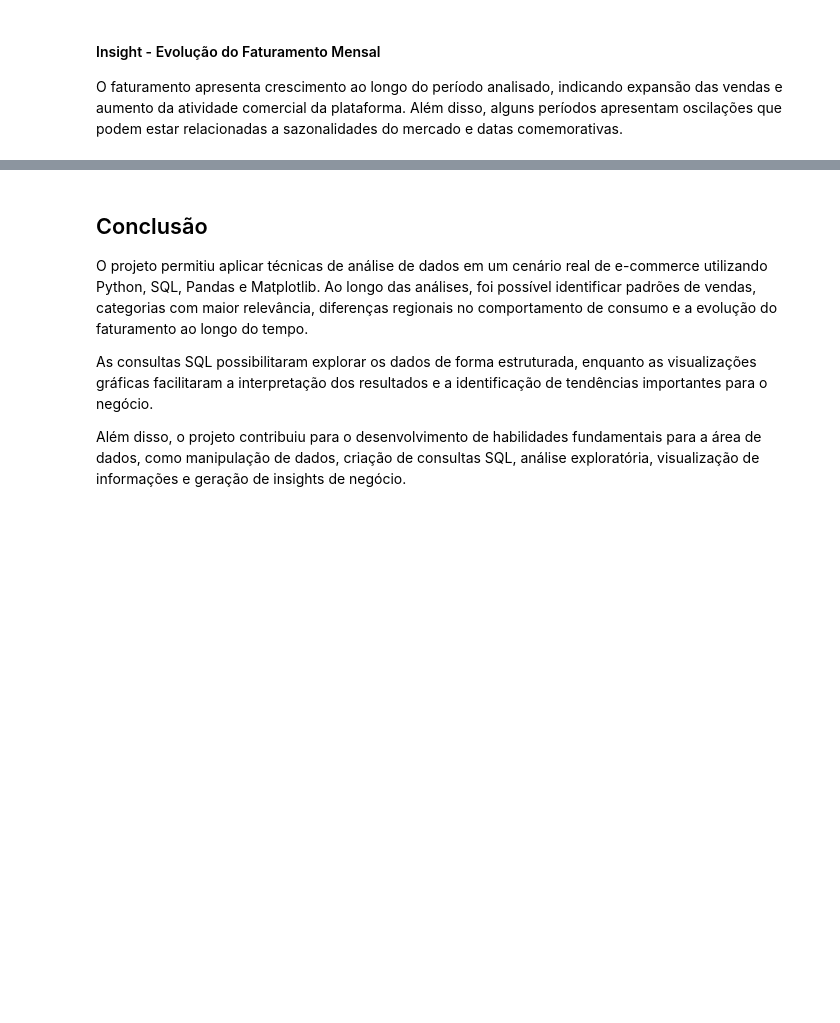
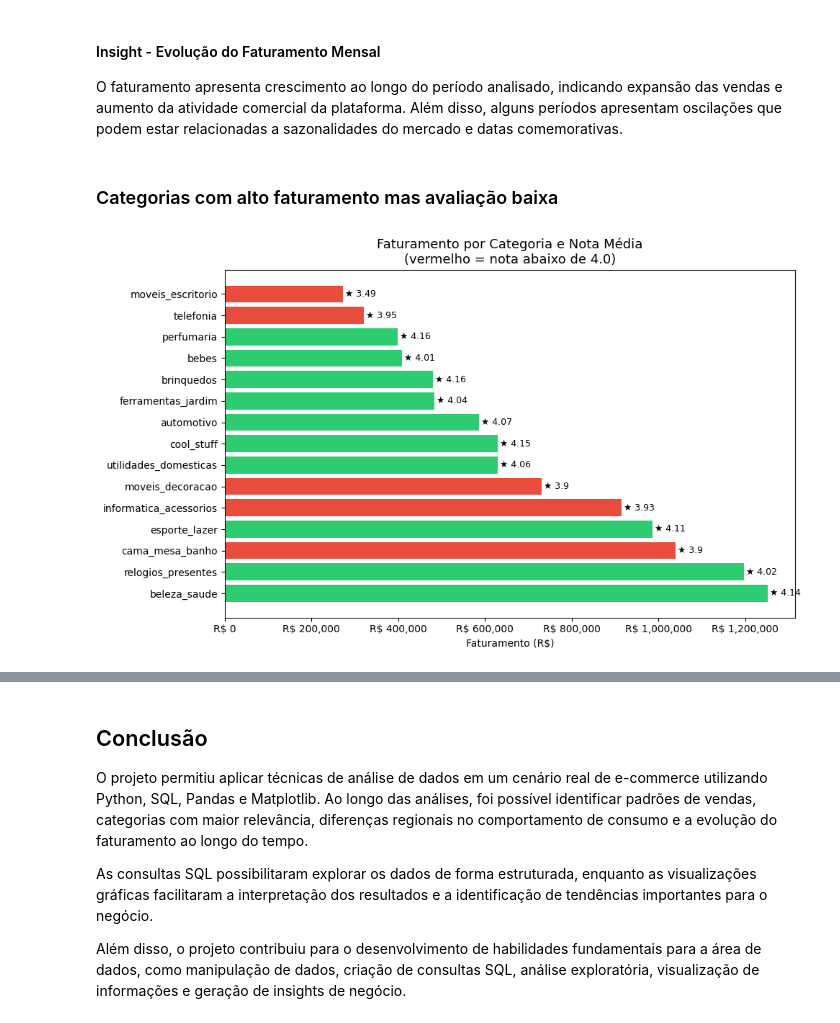
Before and after one commit to EduardoNRigueira/ecommerce-analysis, a Jupyter notebook: notebooks/analysis.ipynb, the cells around one changed output, grey strips where cells are left out. Cells and saved outputs as stored; diff of their text form; code cells hidden in the pictures; blank space fills up the shorter version.

Commit message:
feat: add reviews, time and freight analysis

```diff
--- a/notebooks/analysis.ipynb
+++ b/notebooks/analysis.ipynb
@@ -387,0 +402,26 @@ vendas_mes
+# %%
+query = """
+SELECT
+    p.product_category_name AS categoria,
+    ROUND(SUM(i.price), 2) AS faturamento,
+    ROUND(AVG(r.review_score), 2) AS nota_media,
+    COUNT(*) AS total_vendas
+
+FROM items i
+JOIN products p ON i.product_id = p.product_id
+JOIN orders o ON i.order_id = o.order_id
+JOIN reviews r ON o.order_id = r.order_id
+
+WHERE p.product_category_name IS NOT NULL
+
+GROUP BY p.product_category_name
+
+HAVING total_vendas > 100
+
+ORDER BY faturamento DESC
+
+LIMIT 15
+"""
+
+df_cat_review = pd.read_sql(query, conn)
+df_cat_review
@@ -611,3 +740,24 @@ plt.show()
 #### Insight - Evolução do Faturamento Mensal
 
 O faturamento apresenta crescimento ao longo do período analisado, indicando expansão das vendas e aumento da atividade comercial da plataforma. Além disso, alguns períodos apresentam oscilações que podem estar relacionadas a sazonalidades do mercado e datas comemorativas.
+# %% [markdown]
+### Categorias com alto faturamento mas avaliação baixa
+# %%
+fig, ax = plt.subplots(figsize=(10, 6))
+
+cores = ["#e74c3c" if nota < 4.0 else "#2ecc71" for nota in df_cat_review["nota_media"]]
+
+bars = ax.barh(df_cat_review["categoria"], df_cat_review["faturamento"], color=cores)
+
+ax.set_xlabel("Faturamento (R$)")
+ax.set_title("Faturamento por Categoria e Nota Média\n(vermelho = nota abaixo de 4.0)", fontsize=13)
+ax.xaxis.set_major_formatter(plt.FuncFormatter(lambda x, _: f"R$ {x:,.0f}"))
+
+for i, (fat, nota) in enumerate(zip(df_cat_review["faturamento"], df_cat_review["nota_media"])):
+    ax.text(fat + 5000, i, f"★ {nota}", va="center", fontsize=9)
+
+plt.tight_layout()
+plt.savefig("../images/categorias_nota.png", dpi=300, bbox_inches="tight")
+plt.show()
+# %% [output]
+[figure, added]
```
Also changed, not shown: parts of 15 cells of this notebook, 7 other files.
